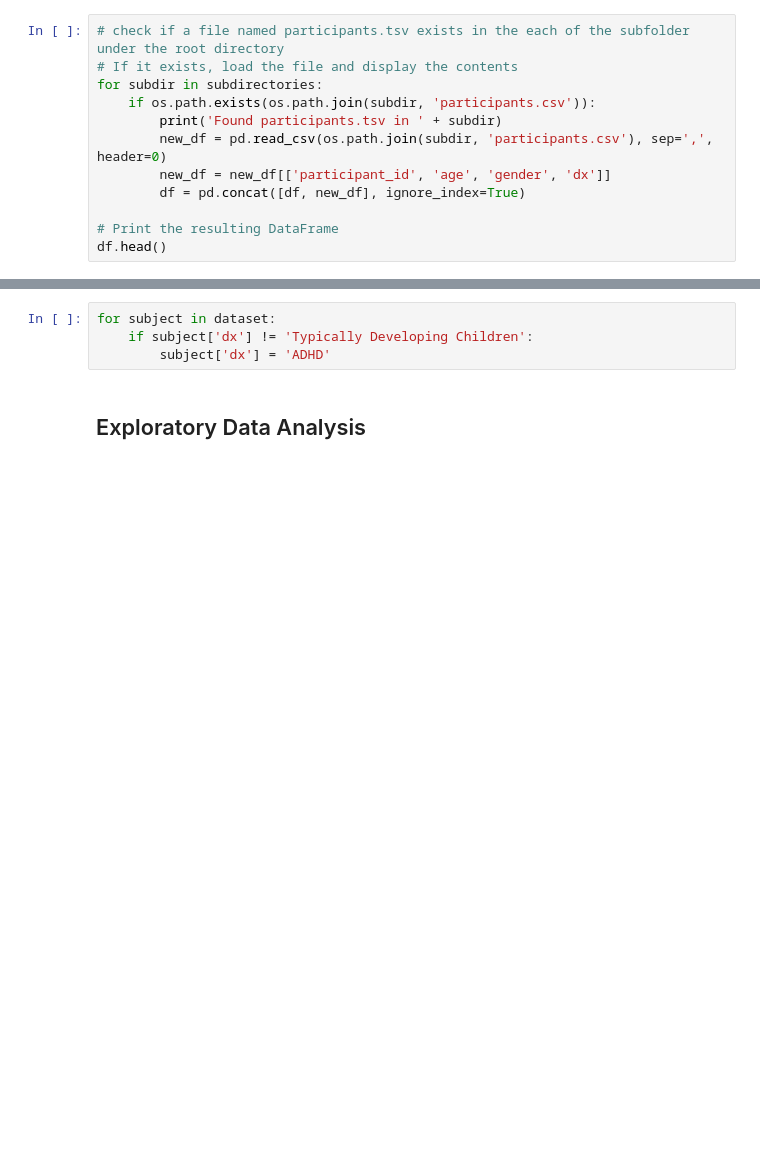
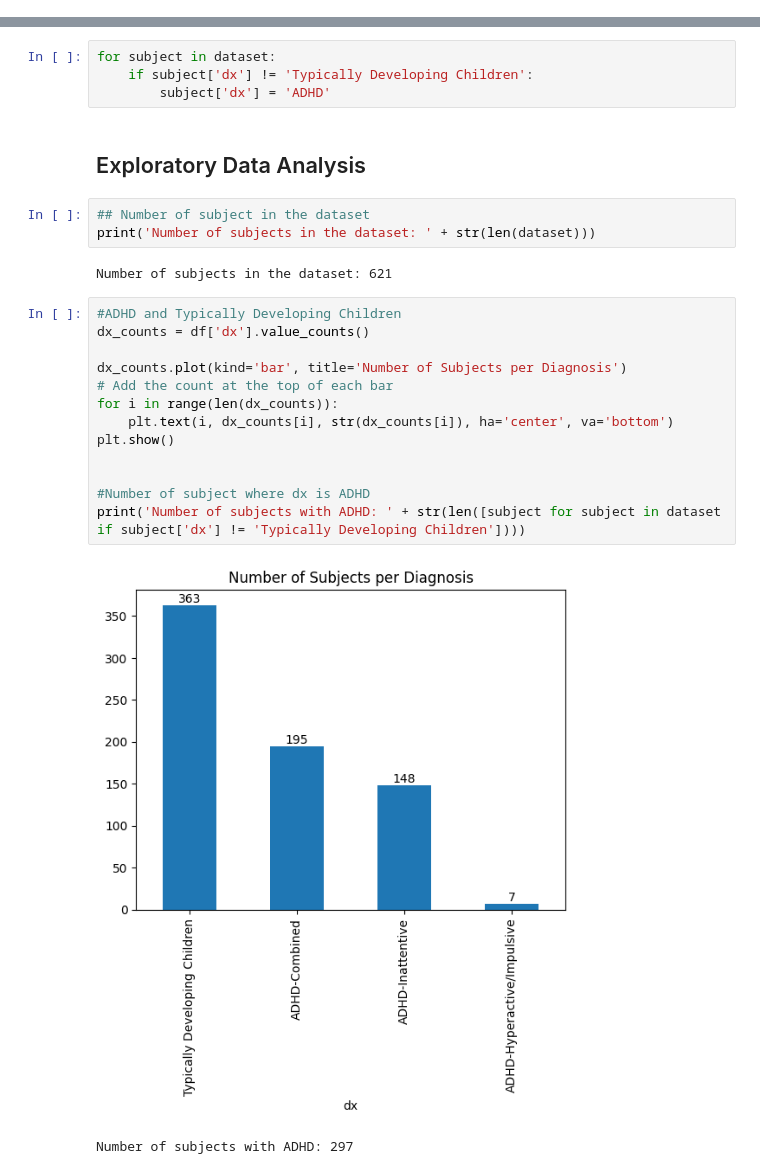
Before and after one commit to angelodelapaz/MLFinalProject, a Jupyter notebook: Profiling.ipynb, the cells around one changed output, grey strips where cells are left out. Drawn from its saved outputs; the diff is of its cells as text; blank space fills up the shorter version.

```diff
--- a/Profiling.ipynb
+++ b/Profiling.ipynb
@@ -94,12 +97,0 @@ First Image Dimensions in Dataset:
-# %%
-# check if a file named participants.tsv exists in the each of the subfolder under the root directory
-# If it exists, load the file and display the contents
-for subdir in subdirectories:
-    if os.path.exists(os.path.join(subdir, 'participants.csv')):
-        print('Found participants.tsv in ' + subdir)
-        new_df = pd.read_csv(os.path.join(subdir, 'participants.csv'), sep=',', header=0)
-        new_df = new_df[['participant_id', 'age', 'gender', 'dx']]
-        df = pd.concat([df, new_df], ignore_index=True)
-
-# Print the resulting DataFrame
-df.head()
@@ -128,3 +110,24 @@ for subject in dataset:
         subject['dx'] = 'ADHD'
 # %% [markdown]
 ## Exploratory Data Analysis
+# %%
+## Number of subject in the dataset
+print('Number of subjects in the dataset: ' + str(len(dataset)))
+# %% [output]
+Number of subjects in the dataset: 621
+# %%
+#ADHD and Typically Developing Children
+dx_counts = df['dx'].value_counts()
+
+dx_counts.plot(kind='bar', title='Number of Subjects per Diagnosis')
+# Add the count at the top of each bar
+for i in range(len(dx_counts)):
+    plt.text(i, dx_counts[i], str(dx_counts[i]), ha='center', va='bottom')
+plt.show()
+
+
+#Number of subject where dx is ADHD
+print('Number of subjects with ADHD: ' + str(len([subject for subject in dataset if subject['dx'] != 'Typically Developing Children'])))
+# %% [output]
+[figure, added]
+Number of subjects with ADHD: 297
```
Also changed, not shown: parts of 9 cells of this notebook, 2 other files.
